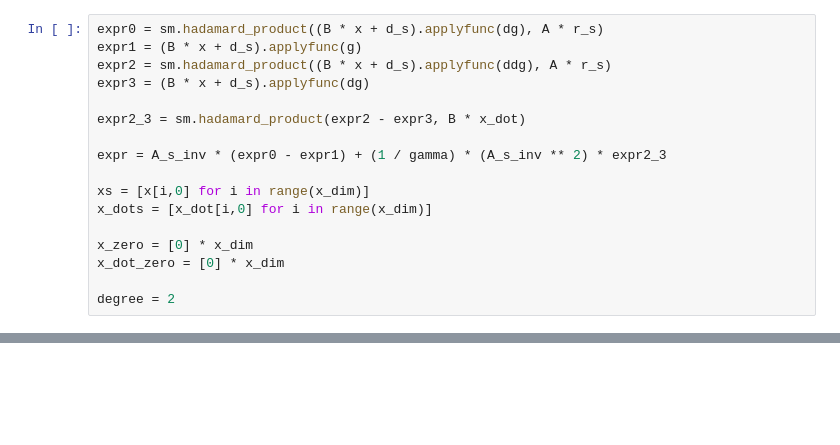
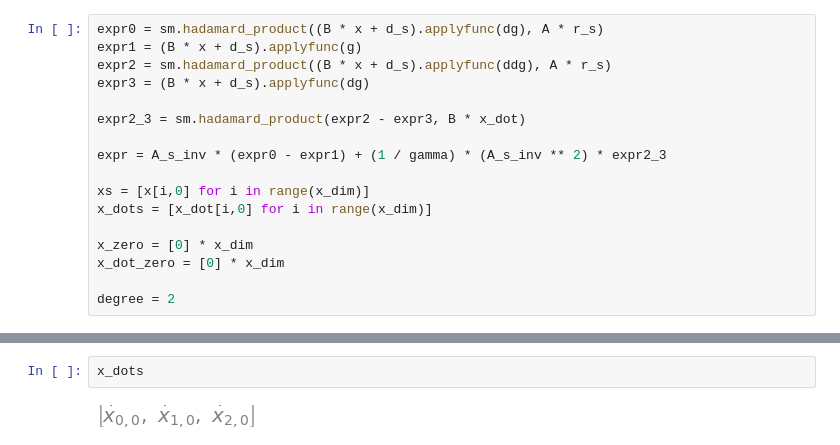
Before and after one commit to miyosuda/rc_programming, a Jupyter notebook: debug0.ipynb, the cells around one changed output, grey strips where cells are left out. Drawn from its saved outputs; the diff is of its cells as text; blank space fills up the shorter version.

```diff
--- a/debug0.ipynb
+++ b/debug0.ipynb
@@ -123,3 +130,7 @@ A_scale=inf
+# %%
+x_dots
+# %% [output]
+[figure, added]
 # %%
 %%time
 
```
Also changed, not shown: parts of 9 cells of this notebook, 2 other files.
